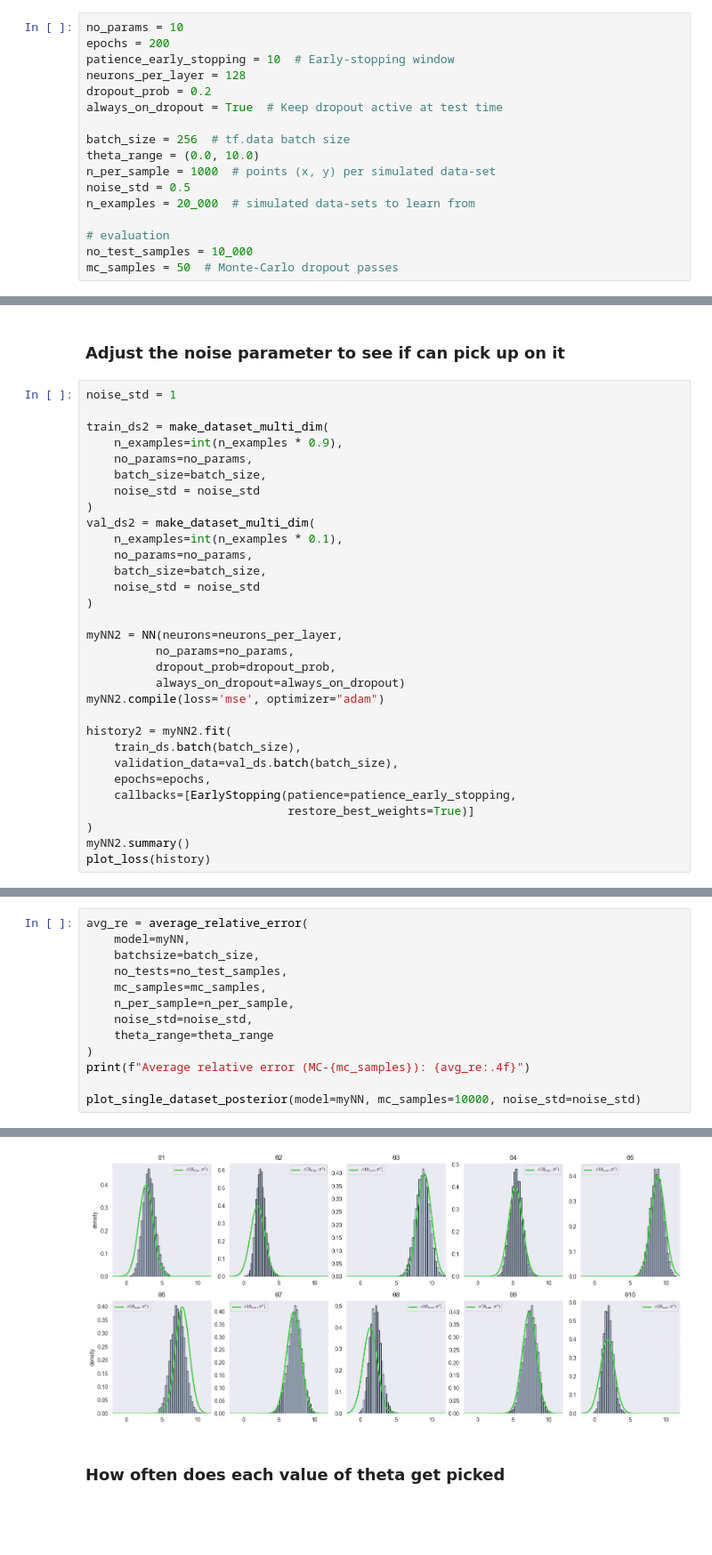
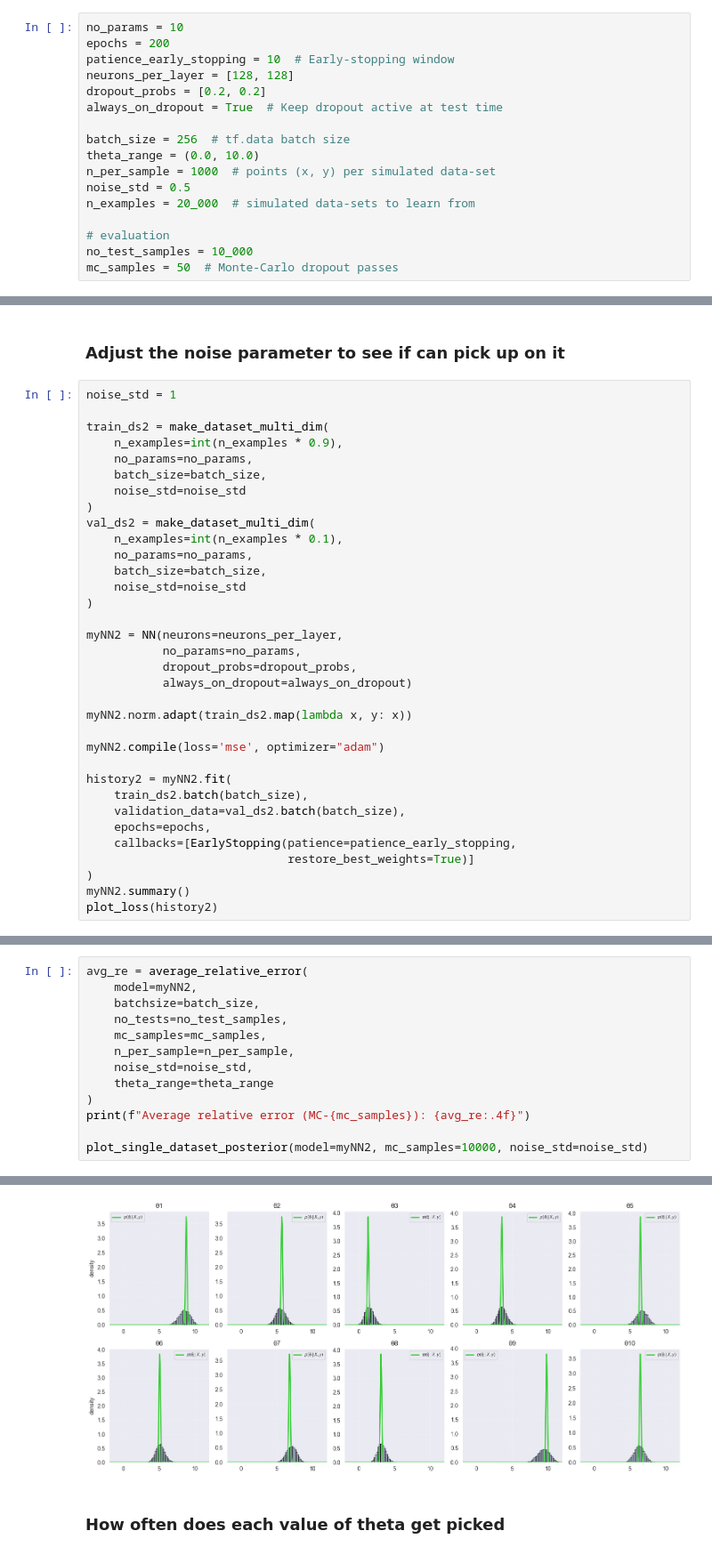
Before and after one commit to ob24-ic/MastersThesis, a Jupyter notebook: SummaryStatisticNN/LinearExampleWithDropout.ipynb, the cells around one changed output, grey strips where cells are left out. Shown at 89% size. Cells and saved outputs as stored; diff of their text form; blank space fills up the shorter version.

```diff
--- a/SummaryStatisticNN/LinearExampleWithDropout.ipynb
+++ b/SummaryStatisticNN/LinearExampleWithDropout.ipynb
@@ -21,8 +25,8 @@ Can change the parameters here and re-run
 no_params = 10
 epochs = 200
 patience_early_stopping = 10  # Early-stopping window
-neurons_per_layer = 128
-dropout_prob = 0.2
+neurons_per_layer = [128, 128]
+dropout_probs = [0.2, 0.2]
 always_on_dropout = True  # Keep dropout active at test time
 
 batch_size = 256  # tf.data batch size
@@ -398,29 +457,32 @@ train_ds2 = make_dataset_multi_dim(
     n_examples=int(n_examples * 0.9),
     no_params=no_params,
     batch_size=batch_size,
-    noise_std = noise_std
+    noise_std=noise_std
 )
 val_ds2 = make_dataset_multi_dim(
     n_examples=int(n_examples * 0.1),
     no_params=no_params,
     batch_size=batch_size,
-    noise_std = noise_std
+    noise_std=noise_std
 )
 
 myNN2 = NN(neurons=neurons_per_layer,
-          no_params=no_params,
-          dropout_prob=dropout_prob,
-          always_on_dropout=always_on_dropout)
+           no_params=no_params,
+           dropout_probs=dropout_probs,
+           always_on_dropout=always_on_dropout)
+
+myNN2.norm.adapt(train_ds2.map(lambda x, y: x))
+
 myNN2.compile(loss='mse', optimizer="adam")
 
 history2 = myNN2.fit(
-    train_ds.batch(batch_size),
-    validation_data=val_ds.batch(batch_size),
+    train_ds2.batch(batch_size),
+    validation_data=val_ds2.batch(batch_size),
     epochs=epochs,
     callbacks=[EarlyStopping(patience=patience_early_stopping,
                              restore_best_weights=True)]
 )
 myNN2.summary()
-plot_loss(history)
+plot_loss(history2)
 # %% [output]
 Epoch 1/200
@@ -462,6 +528,6 @@ Model: "NN"
 # %%
 avg_re = average_relative_error(
-    model=myNN,
+    model=myNN2,
     batchsize=batch_size,
     no_tests=no_test_samples,
     mc_samples=mc_samples,
@@ -471,5 +537,5 @@ avg_re = average_relative_error(
 )
 print(f"Average relative error (MC-{mc_samples}): {avg_re:.4f}")
 
-plot_single_dataset_posterior(model=myNN, mc_samples=10000, noise_std=noise_std)
+plot_single_dataset_posterior(model=myNN2, mc_samples=10000, noise_std=noise_std)
 # %% [output]
@@ -477,4 +543,4 @@ Average relative error (MC-50): 0.0802
-[figure, old version]
+[figure, new version]
 # %% [markdown]
 ### How often does each value of theta get picked
 # %%
```
Also changed, not shown: parts of 23 cells of this notebook.
